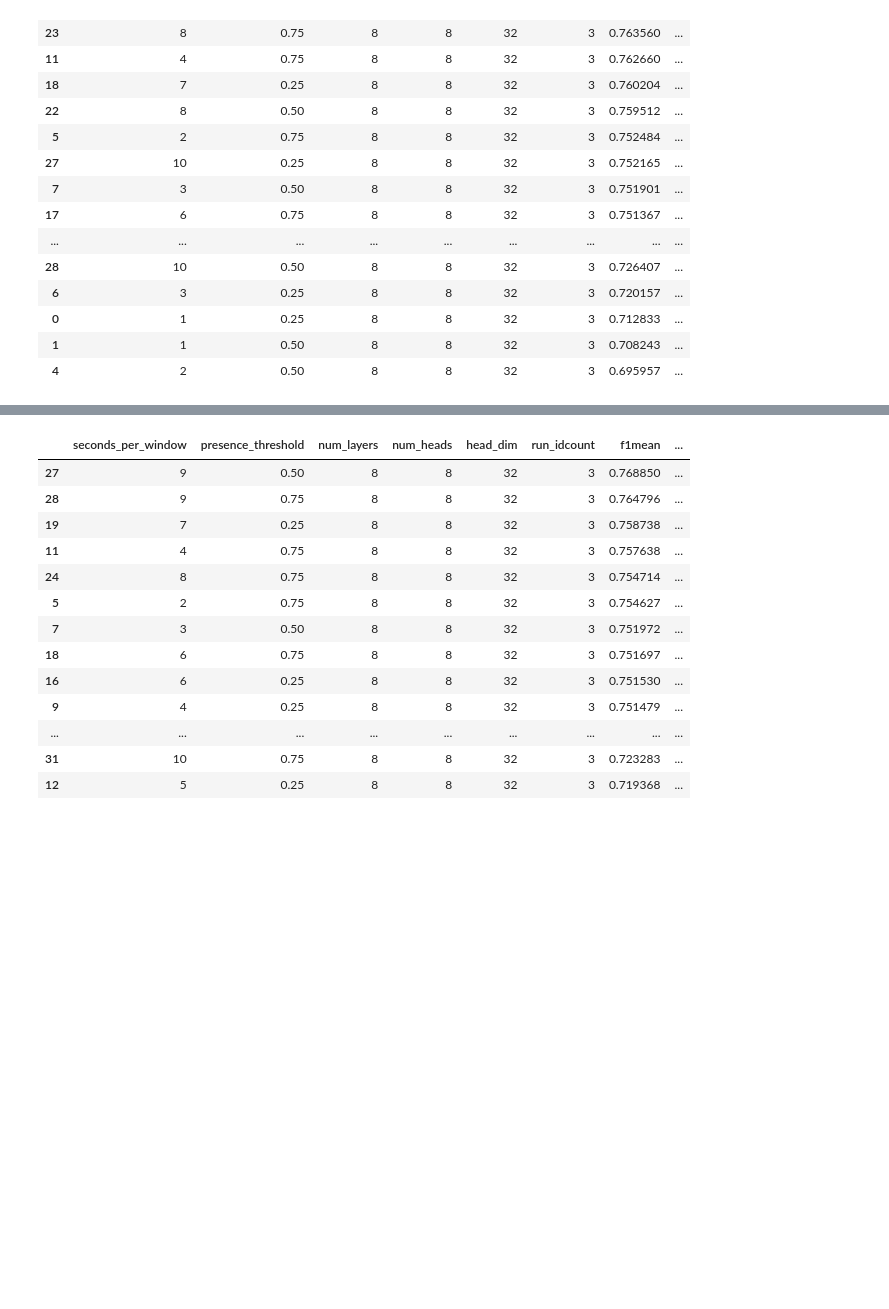
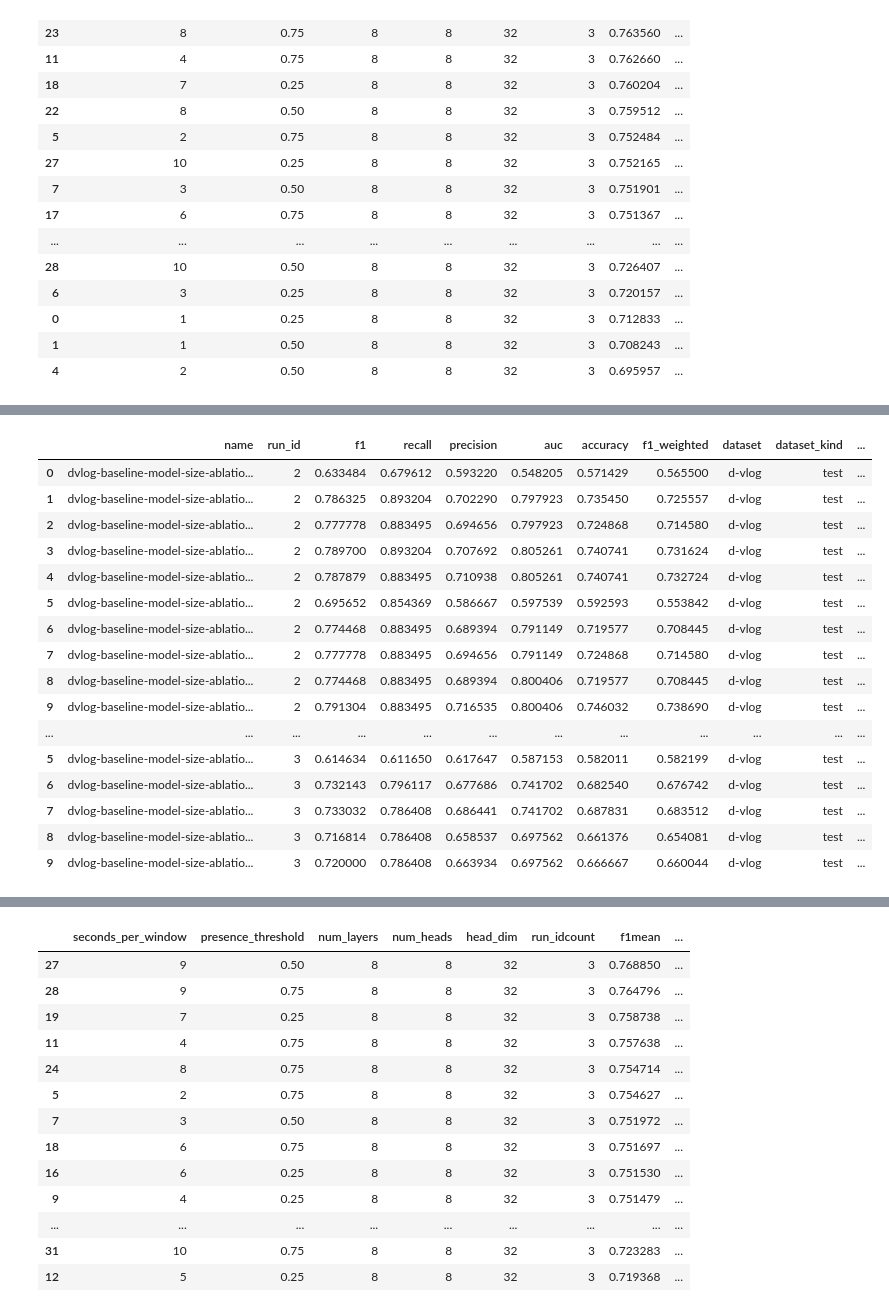
Before and after one commit to cosmaadrian/multimodal-depression-from-video, a Jupyter notebook: notebooks/evaluation.ipynb, the cells around one changed output, grey strips where cells are left out. Saved outputs shown, nothing was run; the diff lists cells and outputs as text; code cells hidden in the pictures; blank space fills up the shorter version.

```diff
--- a/notebooks/evaluation.ipynb
+++ b/notebooks/evaluation.ipynb
@@ -183 +203,21 @@ csv_preds_7sec
+# %%
+csv_preds[(csv_preds['seconds_per_window'] == 4) & (csv_preds['presence_threshold'] == 0.50)]
+# %% [output]
+|  | name | run_id | f1 | recall | precision | auc | accuracy | f1_weighted | dataset | dataset_kind | ... |
+| 0 | dvlog-baseline-model-size-ablatio... | 2 | 0.633484 | 0.679612 | 0.593220 | 0.548205 | 0.571429 | 0.565500 | d-vlog | test | ... |
+| 1 | dvlog-baseline-model-size-ablatio... | 2 | 0.786325 | 0.893204 | 0.702290 | 0.797923 | 0.735450 | 0.725557 | d-vlog | test | ... |
+| 2 | dvlog-baseline-model-size-ablatio... | 2 | 0.777778 | 0.883495 | 0.694656 | 0.797923 | 0.724868 | 0.714580 | d-vlog | test | ... |
+| 3 | dvlog-baseline-model-size-ablatio... | 2 | 0.789700 | 0.893204 | 0.707692 | 0.805261 | 0.740741 | 0.731624 | d-vlog | test | ... |
+| 4 | dvlog-baseline-model-size-ablatio... | 2 | 0.787879 | 0.883495 | 0.710938 | 0.805261 | 0.740741 | 0.732724 | d-vlog | test | ... |
+| 5 | dvlog-baseline-model-size-ablatio... | 2 | 0.695652 | 0.854369 | 0.586667 | 0.597539 | 0.592593 | 0.553842 | d-vlog | test | ... |
+| 6 | dvlog-baseline-model-size-ablatio... | 2 | 0.774468 | 0.883495 | 0.689394 | 0.791149 | 0.719577 | 0.708445 | d-vlog | test | ... |
+| 7 | dvlog-baseline-model-size-ablatio... | 2 | 0.777778 | 0.883495 | 0.694656 | 0.791149 | 0.724868 | 0.714580 | d-vlog | test | ... |
+| 8 | dvlog-baseline-model-size-ablatio... | 2 | 0.774468 | 0.883495 | 0.689394 | 0.800406 | 0.719577 | 0.708445 | d-vlog | test | ... |
+| 9 | dvlog-baseline-model-size-ablatio... | 2 | 0.791304 | 0.883495 | 0.716535 | 0.800406 | 0.746032 | 0.738690 | d-vlog | test | ... |
+| ... | ... | ... | ... | ... | ... | ... | ... | ... | ... | ... | ... |
+| 5 | dvlog-baseline-model-size-ablatio... | 3 | 0.614634 | 0.611650 | 0.617647 | 0.587153 | 0.582011 | 0.582199 | d-vlog | test | ... |
+| 6 | dvlog-baseline-model-size-ablatio... | 3 | 0.732143 | 0.796117 | 0.677686 | 0.741702 | 0.682540 | 0.676742 | d-vlog | test | ... |
+| 7 | dvlog-baseline-model-size-ablatio... | 3 | 0.733032 | 0.786408 | 0.686441 | 0.741702 | 0.687831 | 0.683512 | d-vlog | test | ... |
+| 8 | dvlog-baseline-model-size-ablatio... | 3 | 0.716814 | 0.786408 | 0.658537 | 0.697562 | 0.661376 | 0.654081 | d-vlog | test | ... |
+| 9 | dvlog-baseline-model-size-ablatio... | 3 | 0.720000 | 0.786408 | 0.663934 | 0.697562 | 0.666667 | 0.660044 | d-vlog | test | ... |
 # %%
```
Also changed, not shown: parts of 5 cells of this notebook.
